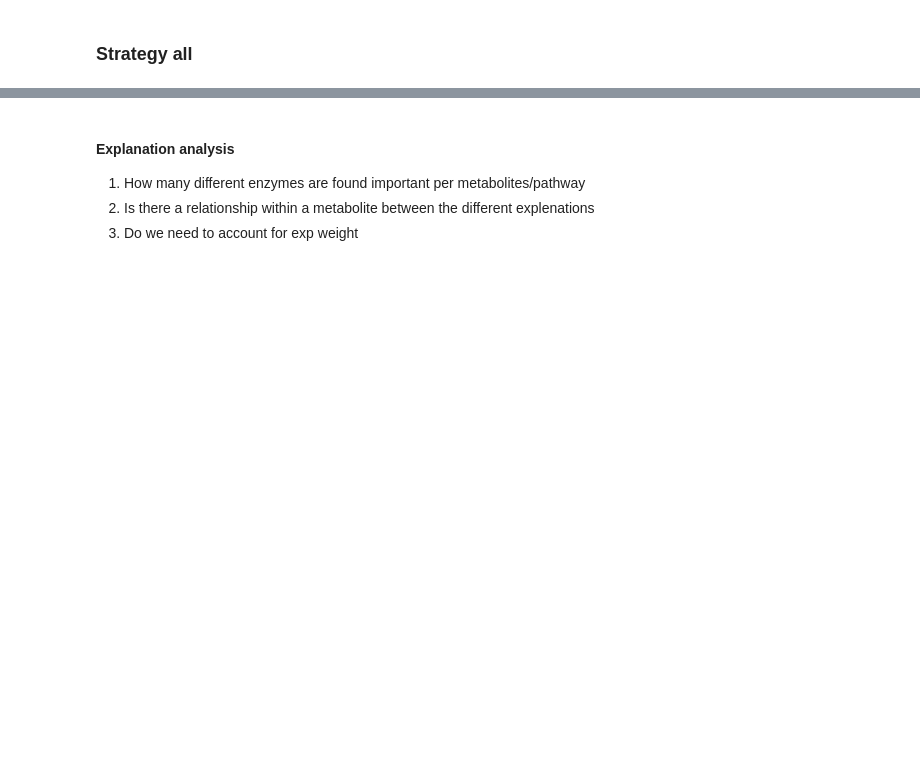
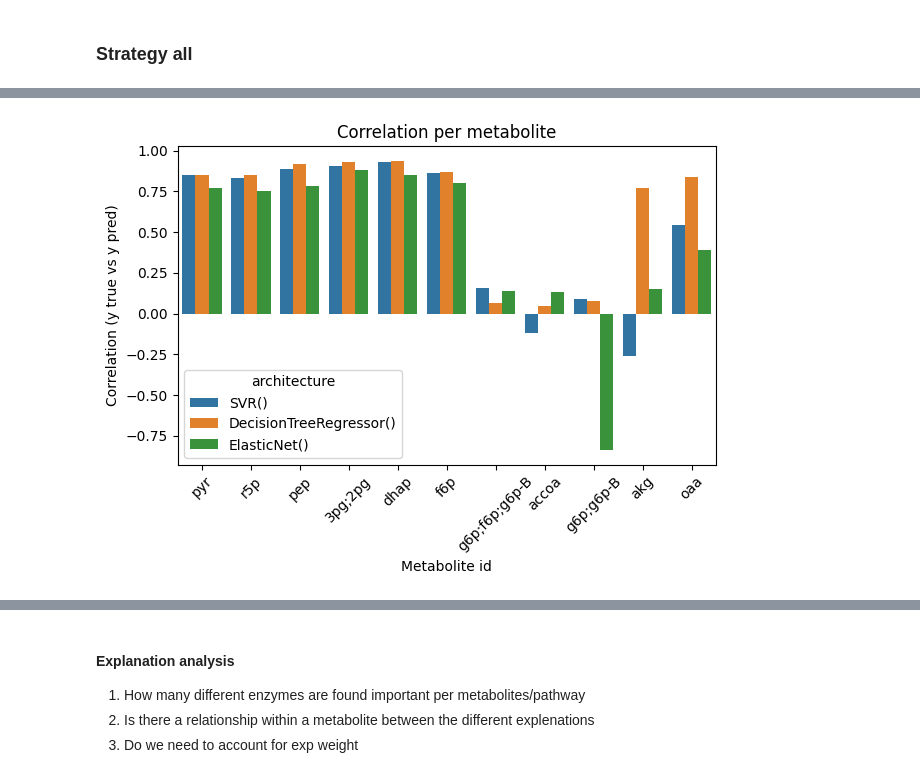
Before and after one commit to trdvangraft/thesis, a Jupyter notebook: metaengineering/results_analyser.ipynb, the cells around one changed output, grey strips where cells are left out. Drawn from its saved outputs; the diff is of its cells as text; code cells hidden in the pictures; blank space fills up the shorter version.

```diff
--- a/metaengineering/results_analyser.ipynb
+++ b/metaengineering/results_analyser.ipynb
@@ -96,29 +101,23 @@ def gather_results_throttle_v2(paths: List[str]):
     ])
     return df
 # %%
-dir = "/home/tvangraft/tudelft/thesis/metaengineering/data/results/experiment_0"
+dir = "./data/results/experiment_0"
 df = pd.read_csv(f'{dir}/Strategy.ALL_all.csv')
 df = fmt_cv_results(df)
-
-test_df = pd.read_csv(
-    f'{dir}/best_model_performance_Strategy.ALL.csv',
-    index_col=0
-)
-test_df = test_df.stack().to_frame().reset_index(1).set_axis(['metabolite_id', 'r2'], axis=1)
-test_df = test_df.merge(metabolite_info, left_on='metabolite_id', right_index=True)
 
 test_pred_df = pd.read_json(
     f'{dir}/best_model_prediction_performance_Strategy.ALL.json'
 )
-test_pred_df = test_pred_df.T.reset_index().set_axis(['metabolite_id', 'y_true', 'y_pred'], axis=1) \
+test_pred_df = test_pred_df.T.reset_index().drop("index", axis=1).set_axis(['y_true', 'y_pred', 'architecture', 'metabolite_id', 'correlation'], axis=1) \
     .merge(metabolite_info, left_on='metabolite_id', right_index=True) \
     .explode(['y_true', 'y_pred'])
 
 # test_throttle_df = gather_results_throttle(glob.glob(dir + "/throttle/best_model*Strategy.ALL*.csv"))
 # test_throttle_df = test_throttle_df.sort_values('throttle').merge(metabolite_info, left_on='metabolite_id', right_index=True).reset_index().drop('index', axis=1)
 
-test_throttle_df = gather_results_throttle_v2(glob.glob(dir + "/throttle/best_model*Strategy.ALL*_run*.csv"))
-test_throttle_df = test_throttle_df.sort_values('throttle').merge(metabolite_info, left_on='metabolite_id', right_index=True).reset_index().drop('index', axis=1)
+if len(glob.glob(dir + "/throttle/best_model*Strategy.ALL*_run*.csv")) > 0:
+    test_throttle_df = gather_results_throttle_v2(glob.glob(dir + "/throttle/best_model*Strategy.ALL*_run*.csv"))
+    test_throttle_df = test_throttle_df.sort_values('throttle').merge(metabolite_info, left_on='metabolite_id', right_index=True).reset_index().drop('index', axis=1)
 # test_throttle_df.reset_index().drop('index', axis=1)
 
 explanation_df = pd.read_json(f'{dir}/explanations/Strategy.ALL_explanation.json').merge(metabolite_info, left_on='metabolite_id', right_index=True)
@@ -124,0 +134,15 @@ explanation_df = pd.read_json(f'{dir}/explanations/Strategy.ALL_explanation.json
+# %%
+_df = test_pred_df[test_pred_df['architecture'] != 'all']
+
+g = sns.barplot(
+    data=_df,
+    x='metabolite_id',
+    y='correlation',
+    hue='architecture'
+)
+g.axes.set_xticklabels(g.axes.get_xticklabels(), rotation=45)
+g.set(xlabel="Metabolite id", ylabel="Correlation (y true vs y pred)", title="Correlation per metabolite")
+plt.tight_layout()
+plt.savefig('./images/correlation_per_metabolite_model_architectures_specific.svg')
+# %% [output]
+[figure, added]
```
Also changed, not shown: parts of 14 cells of this notebook, 33 other files.
